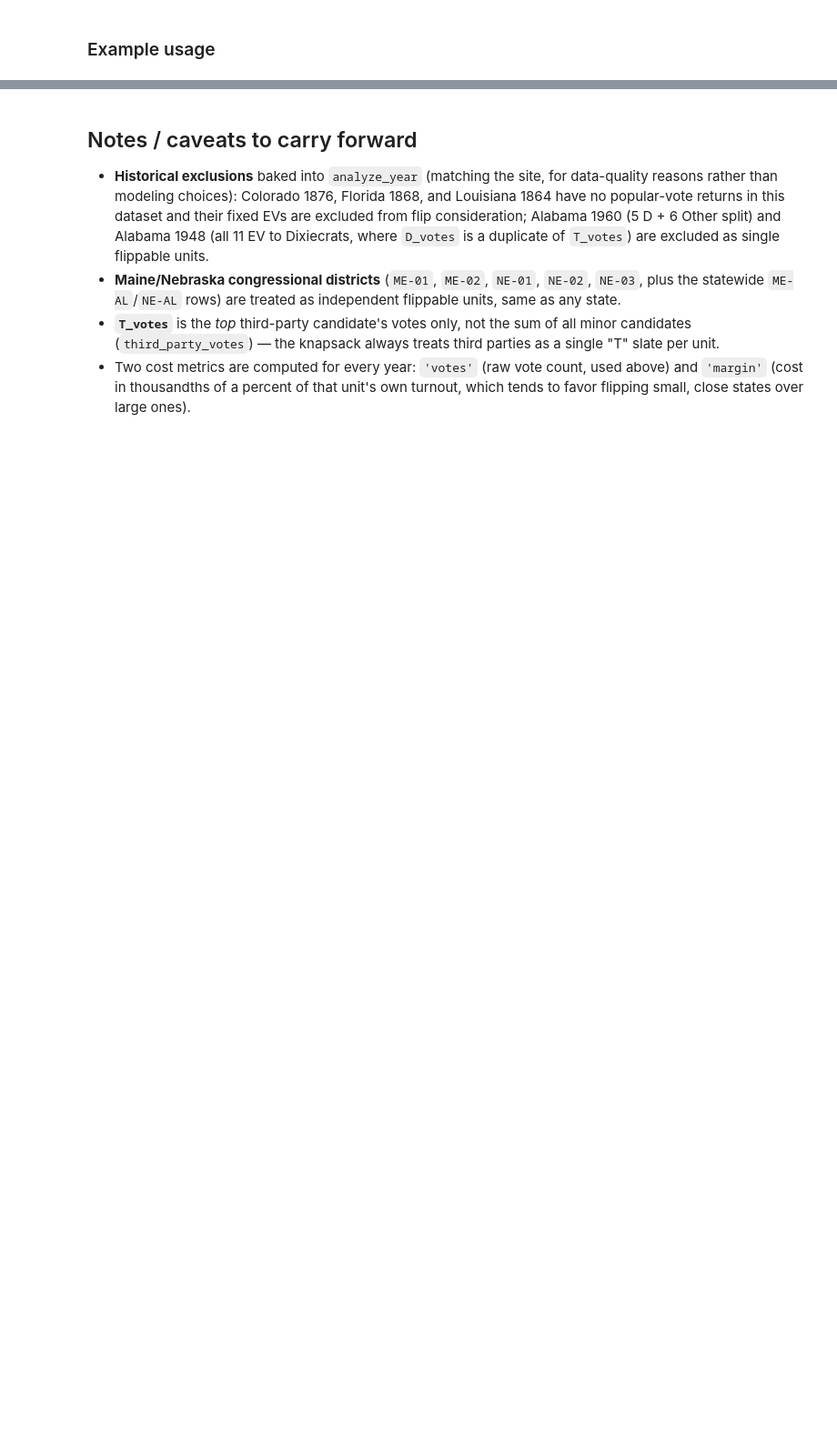
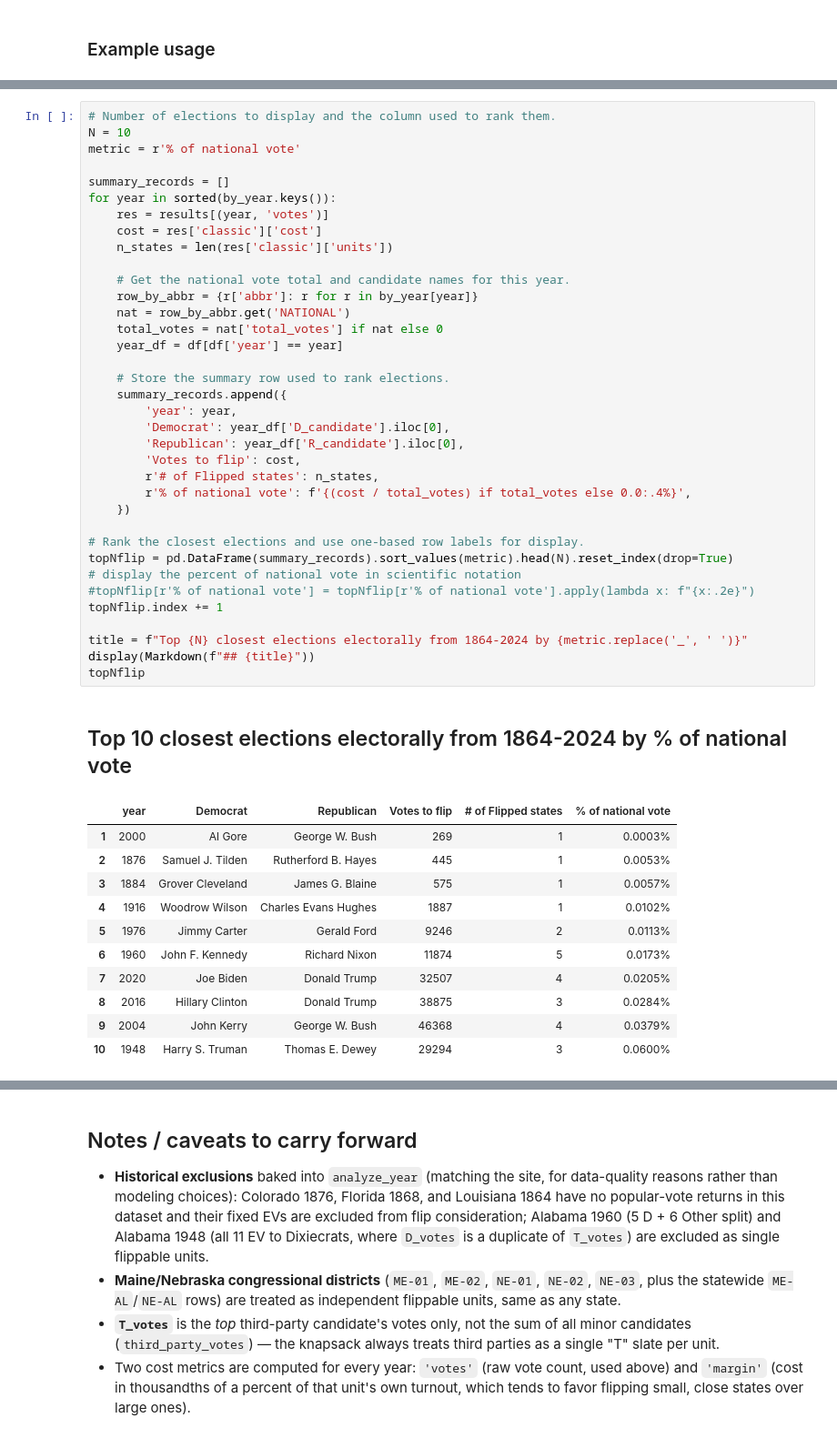
Before and after one commit to eigentaylor/margin-matters, a Jupyter notebook: flip_scenarios.ipynb, the cells around one changed output, grey strips where cells are left out. Shown at 91% size. Saved outputs shown, nothing was run; the diff lists cells and outputs as text; blank space fills up the shorter version.

```diff
--- a/flip_scenarios.ipynb
+++ b/flip_scenarios.ipynb
@@ -423 +494,50 @@ _ = render_flip_scenario(2024, 'break_majority')
+# %%
+# Number of elections to display and the column used to rank them.
+N = 10
+metric = r'% of national vote'
+
+summary_records = []
+for year in sorted(by_year.keys()):
+    res = results[(year, 'votes')]
+    cost = res['classic']['cost']
+    n_states = len(res['classic']['units'])
+
+    # Get the national vote total and candidate names for this year.
+    row_by_abbr = {r['abbr']: r for r in by_year[year]}
+    nat = row_by_abbr.get('NATIONAL')
+    total_votes = nat['total_votes'] if nat else 0
+    year_df = df[df['year'] == year]
+
+    # Store the summary row used to rank elections.
+    summary_records.append({
+        'year': year,
+        'Democrat': year_df['D_candidate'].iloc[0],
+        'Republican': year_df['R_candidate'].iloc[0],
+        'Votes to flip': cost,
+        r'# of Flipped states': n_states,
+        r'% of national vote': f'{(cost / total_votes) if total_votes else 0.0:.4%}',
+    })
+
+# Rank the closest elections and use one-based row labels for display.
+topNflip = pd.DataFrame(summary_records).sort_values(metric).head(N).reset_index(drop=True)
+# display the percent of national vote in scientific notation
+#topNflip[r'% of national vote'] = topNflip[r'% of national vote'].apply(lambda x: f"{x:.2e}")
+topNflip.index += 1
+
+title = f"Top {N} closest elections electorally from 1864-2024 by {metric.replace('_', ' ')}"
+display(Markdown(f"## {title}"))
+topNflip
+# %% [output]
+## Top 10 closest elections electorally from 1864-2024 by % of national vote
+|  | year | Democrat | Republican | Votes to flip | # of Flipped states | % of national vote |
+| 1 | 2000 | Al Gore | George W. Bush | 269 | 1 | 0.0003% |
+| 2 | 1876 | Samuel J. Tilden | Rutherford B. Hayes | 445 | 1 | 0.0053% |
+| 3 | 1884 | Grover Cleveland | James G. Blaine | 575 | 1 | 0.0057% |
+| 4 | 1916 | Woodrow Wilson | Charles Evans Hughes | 1887 | 1 | 0.0102% |
+| 5 | 1976 | Jimmy Carter | Gerald Ford | 9246 | 2 | 0.0113% |
+| 6 | 1960 | John F. Kennedy | Richard Nixon | 11874 | 5 | 0.0173% |
+| 7 | 2020 | Joe Biden | Donald Trump | 32507 | 4 | 0.0205% |
+| 8 | 2016 | Hillary Clinton | Donald Trump | 38875 | 3 | 0.0284% |
+| 9 | 2004 | John Kerry | George W. Bush | 46368 | 4 | 0.0379% |
+| 10 | 1948 | Harry S. Truman | Thomas E. Dewey | 29294 | 3 | 0.0600% |
 # %% [markdown]
```
Also changed, not shown: parts of 11 cells of this notebook.
